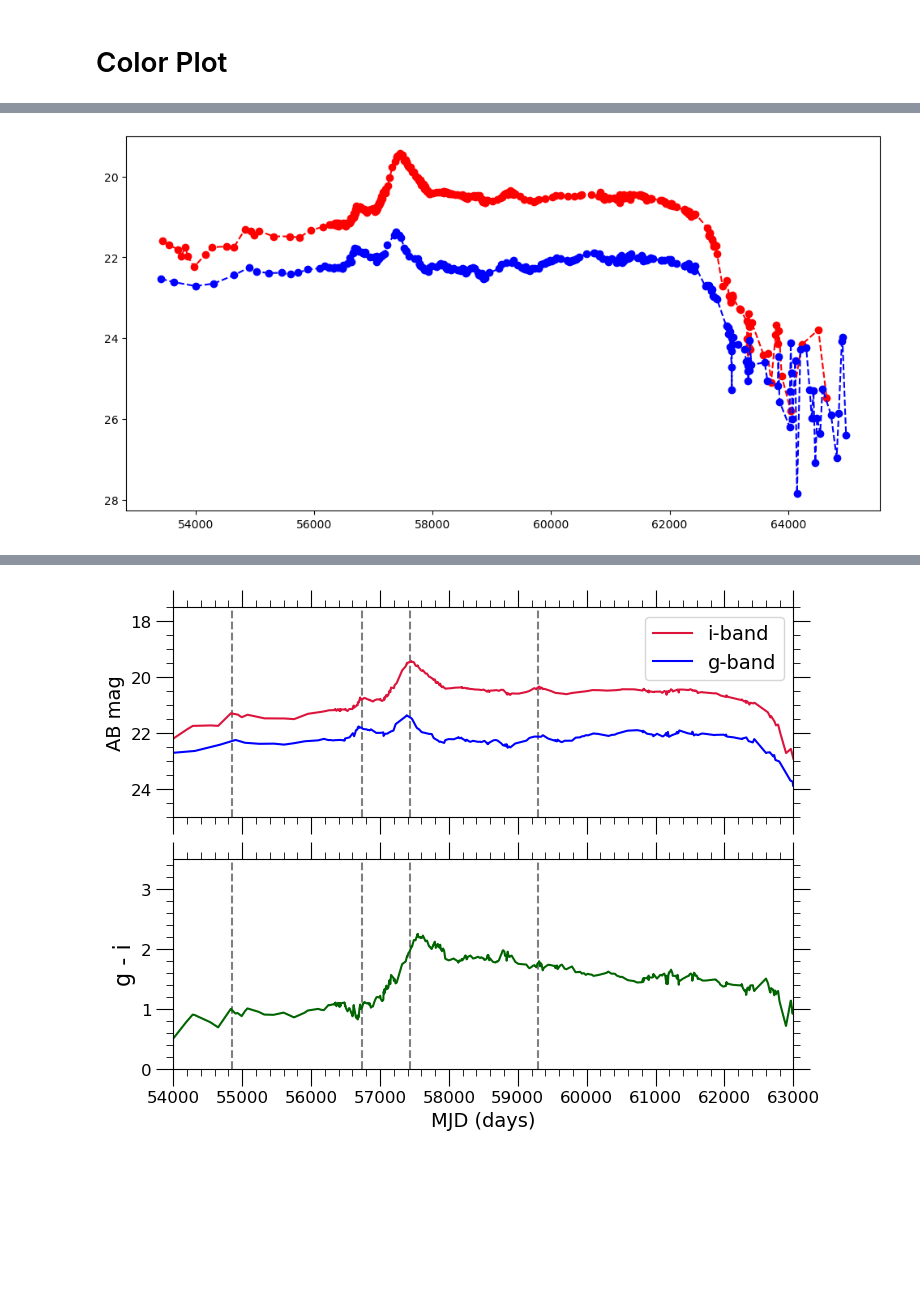
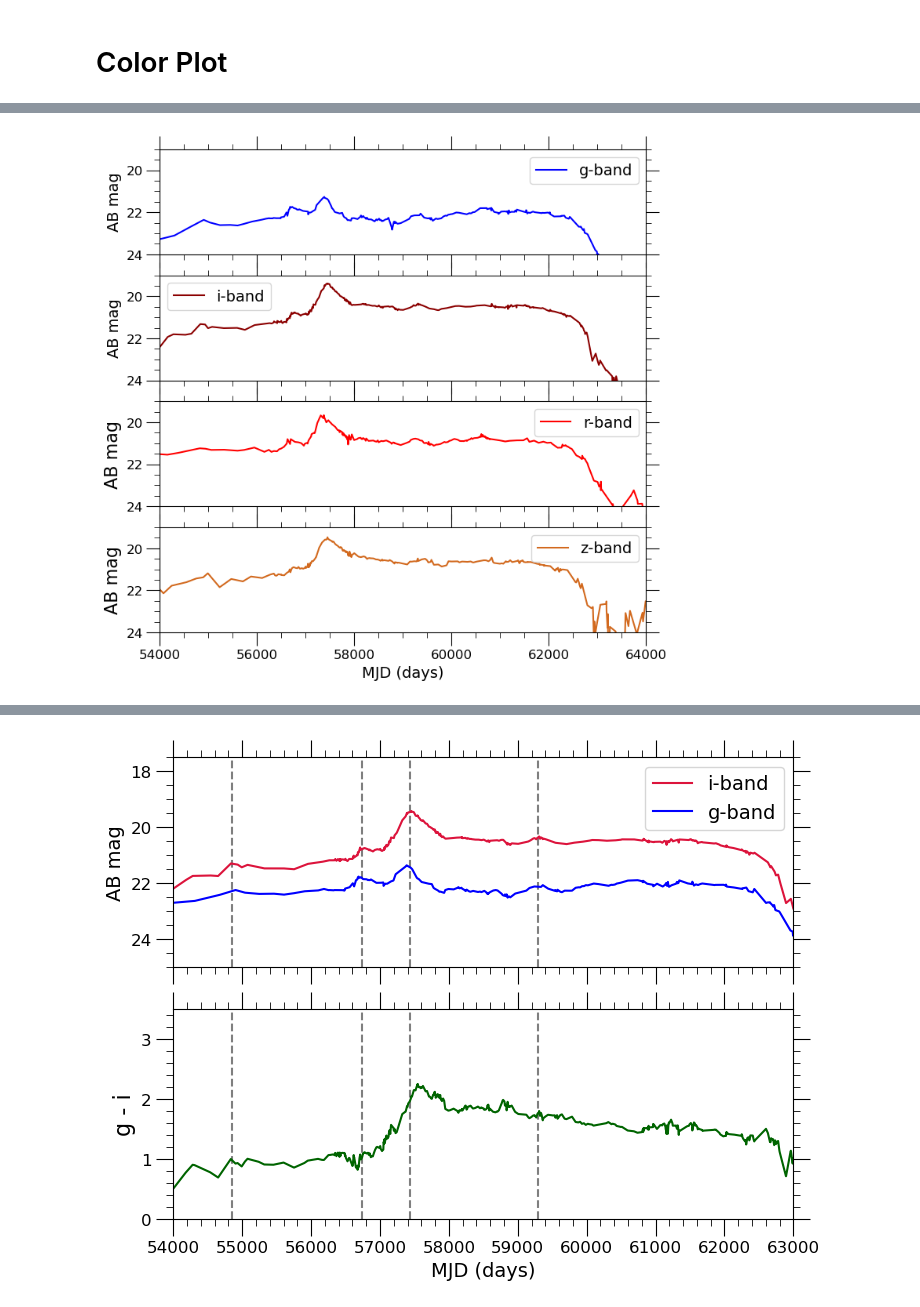
Before and after one commit to xiaolng/EtaCarEchoes, a Jupyter notebook: ColorPlot_EtaCarLEs.ipynb, the cells around one changed output, grey strips where cells are left out. Cells and saved outputs as stored; diff of their text form; code cells hidden in the pictures; blank space fills up the shorter version.

```diff
--- a/ColorPlot_EtaCarLEs.ipynb
+++ b/ColorPlot_EtaCarLEs.ipynb
@@ -8,4 +8,6 @@ from LC_utility import *
 ### Read in Models
 LCm2_i = pd.read_csv('../tables/LC_tables/M2_iEtaCarLC.csv')
 LCm2_g = pd.read_csv('../tables/LC_tables/M2_gEtaCarLC.csv')
+LCm2_r = pd.read_csv('../tables/LC_tables/M2_rEtaCarLC.csv')
+LCm2_z = pd.read_csv('../tables/LC_tables/M2_zEtaCarLC.csv')
 # %%
@@ -20,6 +77,19 @@ plt.axvline(x=62900)
 # %%
 working_inds_i = np.where(LCm2_i['mJyas2']>0.)[0]
 working_inds_g = np.where(LCm2_g['mJyas2']>0.)[0]
+working_inds_r = np.where(LCm2_r['mJyas2']>0.)[0]
+working_inds_z = np.where(LCm2_z['mJyas2']>0.)[0]
 
-LCm2_i.loc[working_inds_i,'AB_mag'] = convert_Jy2mag(LCm2_i.loc[working_inds_i,'mJyas2'].values)
-LCm2_g.loc[working_inds_g,'AB_mag'] = convert_Jy2mag(LCm2_g.loc[working_inds_g,'mJyas2'].values)
+mag_i, mag_err_i = convert_Jy2mag(LCm2_i.loc[working_inds_i,'mJyas2'].values, LCm2_i.loc[working_inds_i,'mJyas2_err'].values)
+mag_g, mag_err_g = convert_Jy2mag(LCm2_g.loc[working_inds_g,'mJyas2'].values, LCm2_g.loc[working_inds_g,'mJyas2_err'].values)
+mag_r, mag_err_r = convert_Jy2mag(LCm2_r.loc[working_inds_r,'mJyas2'].values, LCm2_r.loc[working_inds_r,'mJyas2_err'].values)
+mag_z, mag_err_z = convert_Jy2mag(LCm2_z.loc[working_inds_z,'mJyas2'].values, LCm2_z.loc[working_inds_z,'mJyas2_err'].values)
+
+LCm2_i.loc[working_inds_i,'AB_mag'] = np.array(mag_i)
+LCm2_i.loc[working_inds_i,'AB_mag_err'] = np.array(mag_err_i)
+LCm2_g.loc[working_inds_g,'AB_mag'] = np.array(mag_g)
+LCm2_g.loc[working_inds_g,'AB_mag_err'] = np.array(mag_err_g)
+LCm2_r.loc[working_inds_r,'AB_mag'] = np.array(mag_r)
+LCm2_r.loc[working_inds_r,'AB_mag_err'] = np.array(mag_err_r)
+LCm2_z.loc[working_inds_z,'AB_mag'] = np.array(mag_z)
+LCm2_z.loc[working_inds_z,'AB_mag_err'] = np.array(mag_err_z)
@@ -26,10 +120,65 @@ LCm2_g.loc[working_inds_g,'AB_mag'] = convert_Jy2mag(LCm2_g.loc[working_inds_g,'
 # %%
-plt.subplots(dpi = 100, figsize = [12,6])
-plt.errorbar(LCm2_i.loc[working_inds_i,'mjd'], LCm2_i.loc[working_inds_i,'AB_mag'], fmt='--o', ecolor='black', color='red')
-plt.errorbar(LCm2_g.loc[working_inds_g,'mjd'], LCm2_g.loc[working_inds_g,'AB_mag'], fmt='--o', ecolor='black', color='blue')
+fig, axs = plt.subplots(4,1,dpi = 100, figsize = [8,8], sharex=True)
+axs = axs.flatten()
 
-# plt.errorbar(LCm2_i['mjd'], LCm2_i['AB_mag'], fmt='--o', ecolor='black', color='green')
-# plt.errorbar(LCm2_g['mjd'], LCm2_g['AB_mag'], fmt='--o', ecolor='black', color='orange')
+axs[0].minorticks_on()
+axs[0].tick_params(axis='x', labelsize=12)
+axs[0].tick_params(axis='y', labelsize=12)
+axs[0].tick_params(which='major',bottom='on',top='on',left='on',right='on',length=12)
+axs[0].tick_params(which='minor',bottom='on',top='on',left='on',right='on',length=5)
+# axs[0].gca().set_xlabel('mjd', fontsize = 14)
+axs[0].set_ylabel('AB mag', fontsize = 14)
+axs[0].ticklabel_format(axis='both', style='plain')
 
-plt.gca().invert_yaxis()
+axs[0].errorbar(LCm2_g.loc[working_inds_g,'mjd'], LCm2_g.loc[working_inds_g,'AB_mag'], fmt='-', ecolor='black', color='blue', label='g-band')
+axs[0].set_xlim(54000, 64000)
+axs[0].set_ylim(19,24)
+axs[0].invert_yaxis()
+axs[0].legend(fontsize = 14)
+
+
+axs[1].minorticks_on()
+axs[1].tick_params(axis='x', labelsize=12)
+axs[1].tick_params(axis='y', labelsize=12)
+axs[1].tick_params(which='major',bottom='on',top='on',left='on',right='on',length=12)
+axs[1].tick_params(which='minor',bottom='on',top='on',left='on',right='on',length=5)
+axs[1].set_ylabel('AB mag', fontsize = 14)
+axs[1].ticklabel_format(axis='both', style='plain')
+
+axs[1].errorbar(LCm2_i.loc[working_inds_i,'mjd'], LCm2_i.loc[working_inds_i,'AB_mag'], fmt='-', ecolor='black', color='darkred', label='i-band')
+axs[1].set_xlim(54000, 64000)
+axs[1].set_ylim(19,24)
+axs[1].invert_yaxis()
+axs[1].legend(fontsize = 14)
+
+
+axs[2].minorticks_on()
+axs[2].tick_params(axis='x', labelsize=12)
+axs[2].tick_params(axis='y', labelsize=12)
+axs[2].tick_params(which='major',bottom='on',top='on',left='on',right='on',length=12)
+axs[2].tick_params(which='minor',bottom='on',top='on',left='on',right='on',length=5)
+axs[2].set_ylabel('AB mag', fontsize = 16)
+axs[2].ticklabel_format(axis='both', style='plain')
+
+axs[2].errorbar(LCm2_r.loc[working_inds_r,'mjd'], LCm2_r.loc[working_inds_r,'AB_mag'], fmt='-', ecolor='black', color='red', label='r-band')
+axs[2].set_xlim(54000, 64000)
+axs[2].set_ylim(19,24)
+axs[2].invert_yaxis()
+axs[2].legend(fontsize = 14)
+
+
+axs[3].minorticks_on()
+axs[3].tick_params(axis='x', labelsize=12)
+axs[3].tick_params(axis='y', labelsize=12)
+axs[3].tick_params(which='major',bottom='on',top='on',left='on',right='on',length=12)
+axs[3].tick_params(which='minor',bottom='on',top='on',left='on',right='on',length=5)
+axs[3].set_xlabel('MJD (days)', fontsize = 14)
+axs[3].set_ylabel('AB mag', fontsize = 16)
+axs[3].ticklabel_format(axis='both', style='plain')
+
+axs[3].errorbar(LCm2_z.loc[working_inds_z,'mjd'], LCm2_z.loc[working_inds_z,'AB_mag'], fmt='-', ecolor='black', color='chocolate', label='z-band')
+axs[3].set_xlim(54000, 64000)
+axs[3].set_ylim(19,24)
+axs[3].invert_yaxis()
+axs[3].legend(fontsize = 14)
 # %% [output]
@@ -36,2 +186,2 @@ plt.gca().invert_yaxis()
-[figure, old version]
+[figure, new version]
 # %%
```
Also changed, not shown: parts of 18 cells of this notebook.
